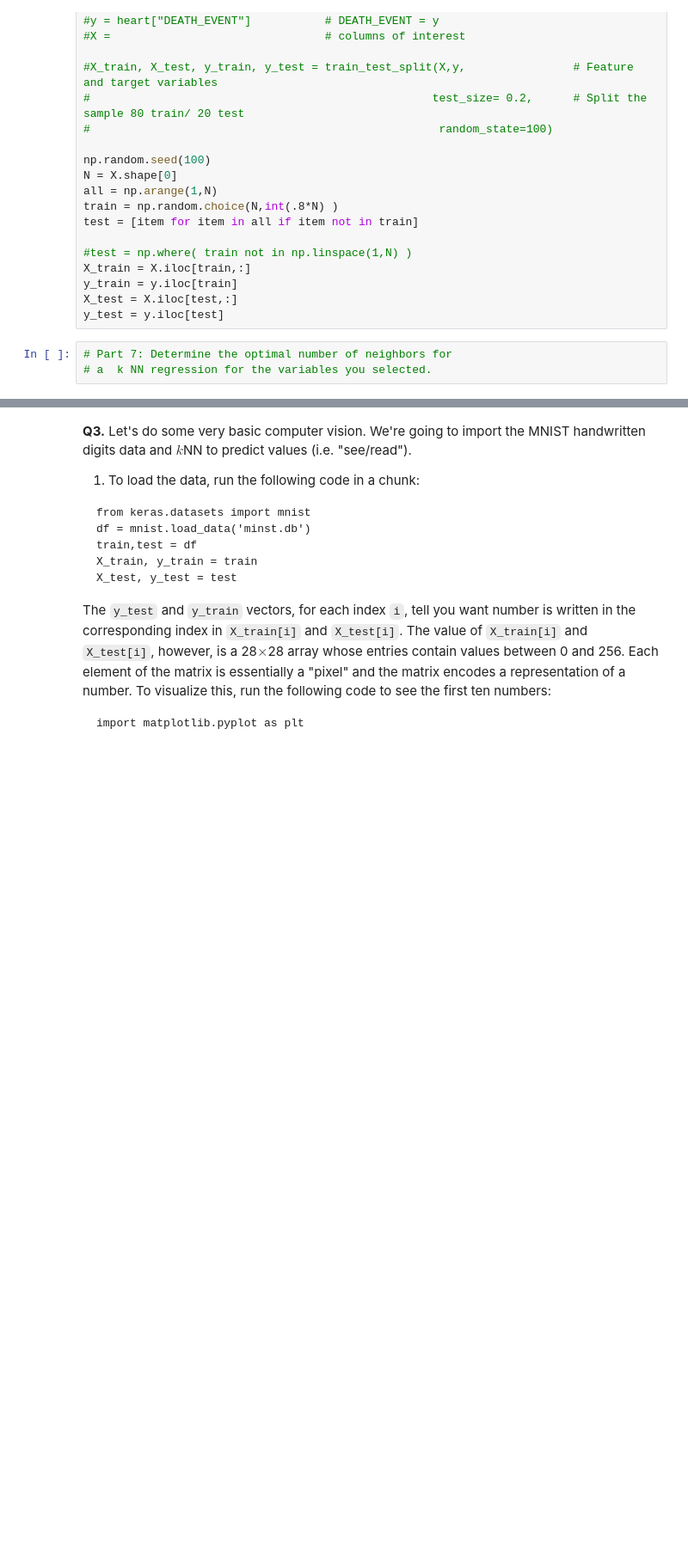
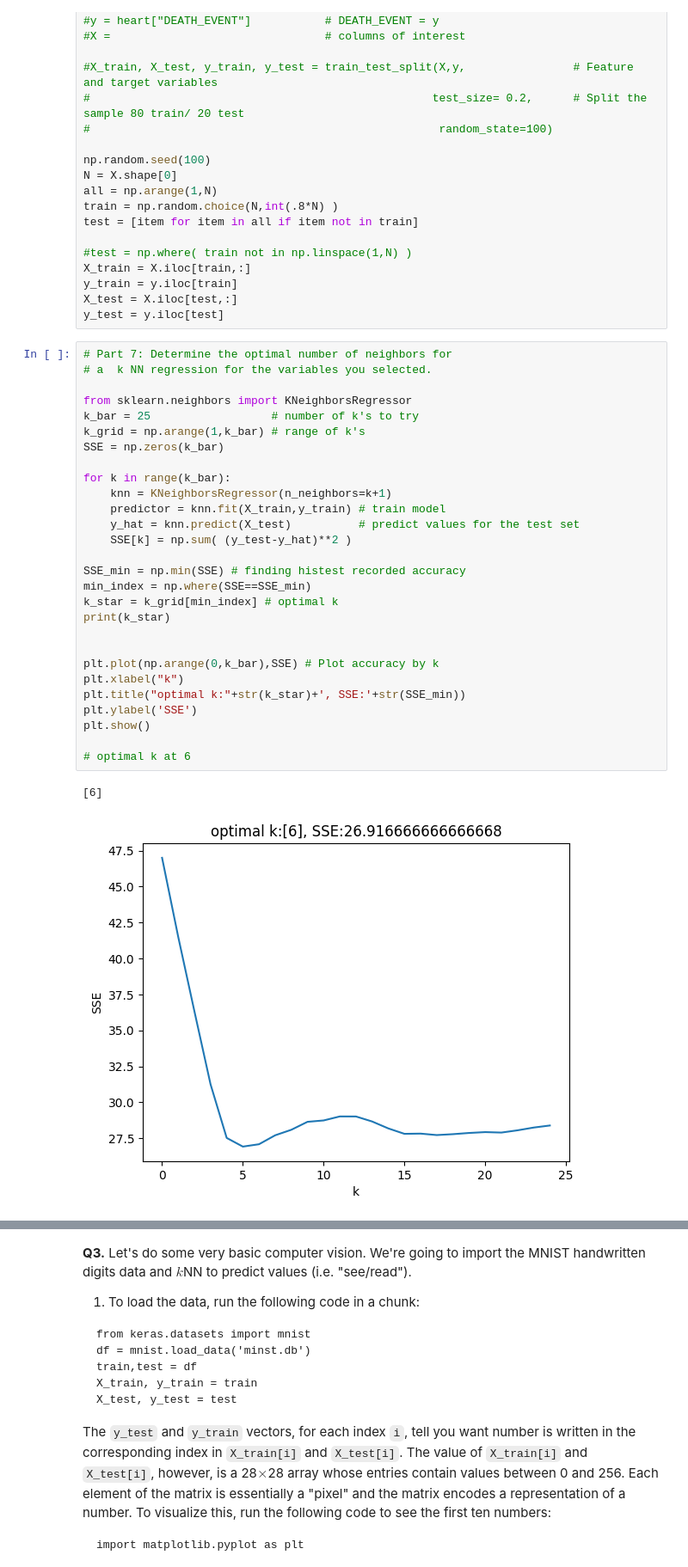
Before and after one commit to kkuang116/DS-3001_knn, a Jupyter notebook: assignment_knn_mywork.ipynb, the cells around one changed output, grey strips where cells are left out. Shown at 86% size. Drawn from its saved outputs; the diff is of its cells as text; blank space fills up the shorter version.

```diff
--- a/assignment_knn_mywork.ipynb
+++ b/assignment_knn_mywork.ipynb
@@ -284,3 +278,31 @@ y_test = y.iloc[test]
 # %%
 # Part 7: Determine the optimal number of neighbors for
 # a  k NN regression for the variables you selected.
+
+from sklearn.neighbors import KNeighborsRegressor
+k_bar = 25                  # number of k's to try
+k_grid = np.arange(1,k_bar) # range of k's
+SSE = np.zeros(k_bar)
+
+for k in range(k_bar):
+    knn = KNeighborsRegressor(n_neighbors=k+1)
+    predictor = knn.fit(X_train,y_train) # train model
+    y_hat = knn.predict(X_test)          # predict values for the test set
+    SSE[k] = np.sum( (y_test-y_hat)**2 )
+
+SSE_min = np.min(SSE) # finding histest recorded accuracy
+min_index = np.where(SSE==SSE_min)
+k_star = k_grid[min_index] # optimal k
+print(k_star)
+
+
+plt.plot(np.arange(0,k_bar),SSE) # Plot accuracy by k
+plt.xlabel("k")
+plt.title("optimal k:"+str(k_star)+', SSE:'+str(SSE_min))
+plt.ylabel('SSE')
+plt.show()
+
+# optimal k at 6
+# %% [output]
+[6]
+[figure, added]
```
Also changed, not shown: parts of 4 cells of this notebook.
